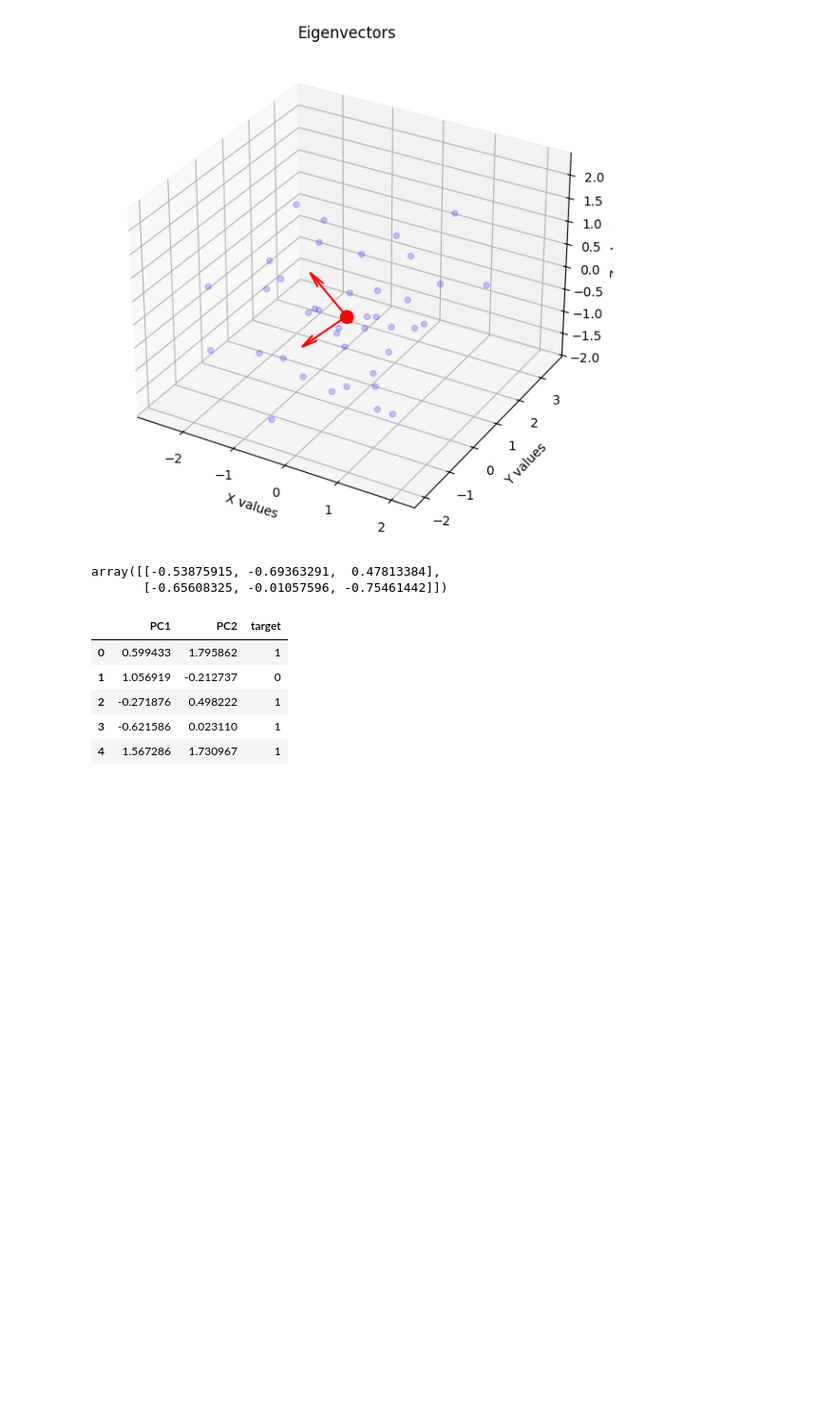
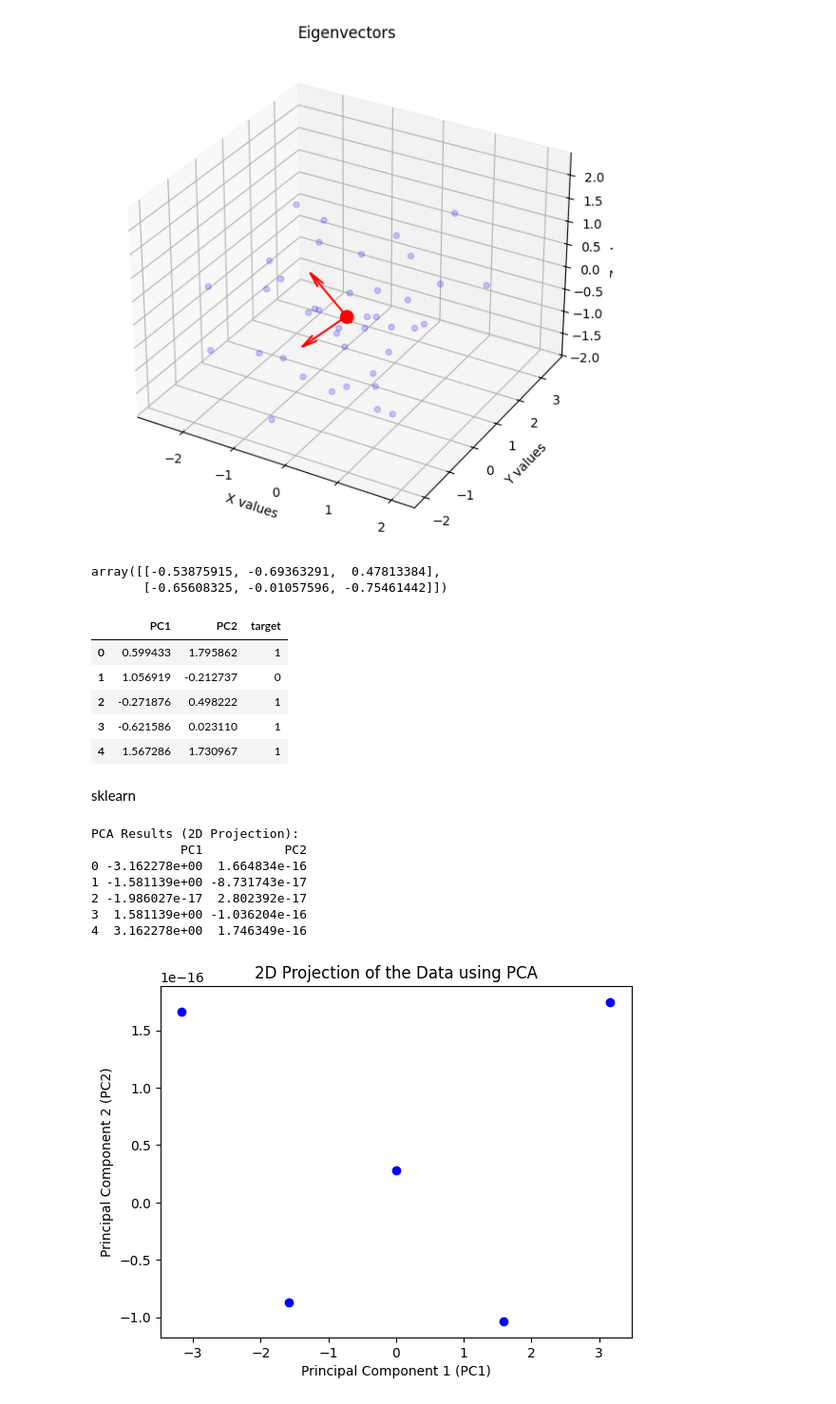
Before and after one commit to SadabAli/Machine-Learning-Note, a Jupyter notebook: Feature Extraction/PCA_nutshell.ipynb, the cells around one changed output. Shown at 95% size. Cells and saved outputs as stored; diff of their text form; code cells hidden in the pictures; blank space fills up the shorter version.

```diff
--- a/Feature Extraction/PCA_nutshell.ipynb
+++ b/Feature Extraction/PCA_nutshell.ipynb
@@ -167,3 +167,54 @@ fig.update_traces(marker=dict(size=12,
 
 # Display the plot
 fig.write_html('scatter.html')
+# %% [markdown]
+sklearn
+# %%
+import numpy as np
+import pandas as pd
+from sklearn.decomposition import PCA
+from sklearn.preprocessing import StandardScaler
+import matplotlib.pyplot as plt
+
+# Step 1: Create a synthetic dataset with 5 features
+data = {
+    'f1': [2.5, 3.5, 4.5, 5.5, 6.5],
+    'f2': [1.2, 2.3, 3.4, 4.5, 5.6],
+    'f3': [0.5, 1.5, 2.5, 3.5, 4.5],
+    'f4': [9.5, 8.5, 7.5, 6.5, 5.5],
+    'f5': [0.1, 0.2, 0.3, 0.4, 0.5]
+}
+
+# Convert the data to a pandas DataFrame
+df = pd.DataFrame(data)
+
+# Step 2: Standardize the data (important for PCA)
+scaler = StandardScaler()
+df_scaled = scaler.fit_transform(df)
+
+# Step 3: Apply PCA (reduce to 2 components)
+pca = PCA(n_components=2)
+pca_result = pca.fit_transform(df_scaled)
+
+# Step 4: Create a DataFrame with the PCA results
+df_pca = pd.DataFrame(pca_result, columns=['PC1', 'PC2'])
+
+# Print the result
+print("PCA Results (2D Projection):")
+print(df_pca)
+
+# Step 5: Visualize the result
+plt.scatter(df_pca['PC1'], df_pca['PC2'], color='blue')
+plt.xlabel('Principal Component 1 (PC1)')
+plt.ylabel('Principal Component 2 (PC2)')
+plt.title('2D Projection of the Data using PCA')
+plt.show()
+# %% [output]
+PCA Results (2D Projection):
+            PC1           PC2
+0 -3.162278e+00  1.664834e-16
+1 -1.581139e+00 -8.731743e-17
+2 -1.986027e-17  2.802392e-17
+3  1.581139e+00 -1.036204e-16
+4  3.162278e+00  1.746349e-16
+[figure, added]
```
